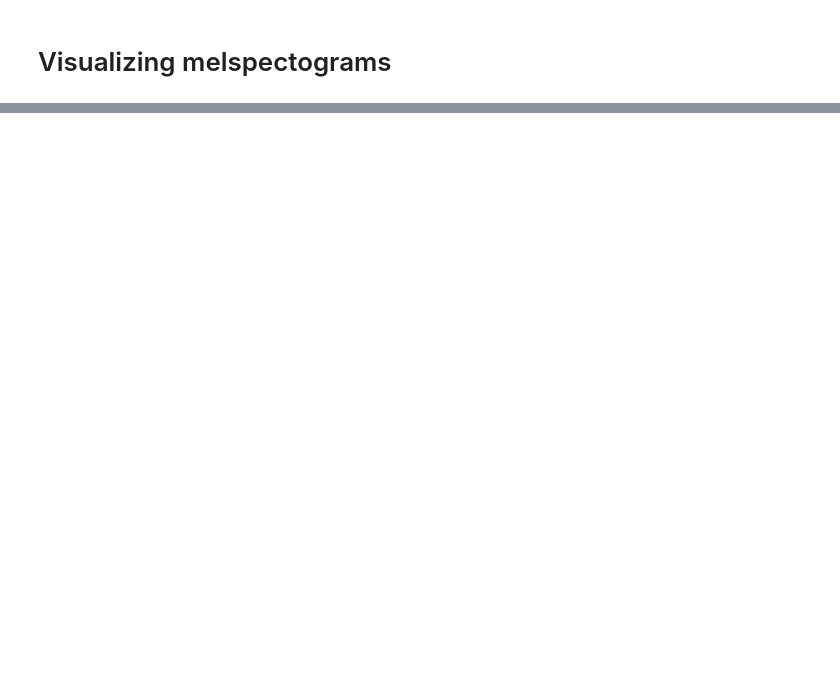
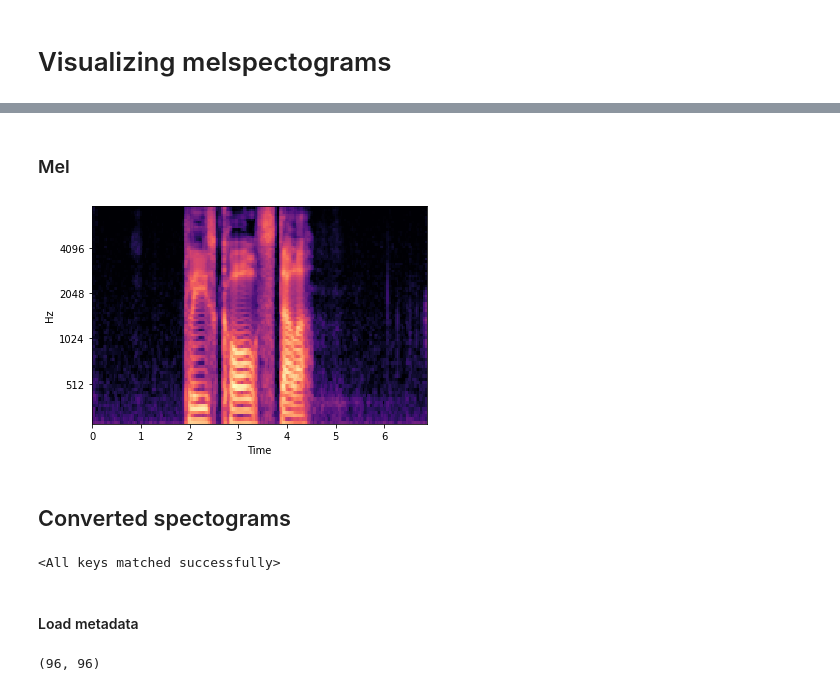
Before and after one commit to sebakeaaen/autovc, a Jupyter notebook: visualize_melspect.ipynb, the cells around one changed output, grey strips where cells are left out. Cells and saved outputs as stored; diff of their text form; code cells hidden in the pictures; blank space fills up the shorter version.

```diff
--- a/visualize_melspect.ipynb
+++ b/visualize_melspect.ipynb
@@ -201,0 +45,56 @@ array([list(['p001', array([ 4.03167009e-02, -3.25018987e-02, -2.65138634e-02, -
+# %% [markdown]
+### Mel
+# %%
+mel_org = np.load('/work3/dgro/VCTK-Corpus-0/spmel/'+sub_org+'/'+sub_org+'_'+sentence_org+'_mic2.npy')
+mel_trg = np.load('/work3/dgro/VCTK-Corpus-0/spmel/'+sub_trg+'/'+sub_trg+'_'+sentence_trg+'_mic2.npy')
+
+# MEL
+display.specshow(
+    mel_org.T * 100 - 100,
+    y_axis="mel",
+    x_axis="time",
+    fmin=90,
+    fmax=7_600,
+    sr=16_000,
+)
+plt.savefig('melorg_'+sub_org+'_'+sentence_org+'.pdf')
+
+display.specshow(
+    mel_trg.T * 100 - 100,
+    y_axis="mel",
+    x_axis="time",
+    fmin=90,
+    fmax=7_600,
+    sr=16_000,
+)
+plt.savefig('meltrg_'+sub_trg+'_'+sentence_trg+'.pdf')
+# %% [output]
+[figure, added]
+# %% [markdown]
+## Converted spectograms
+# %%
+from model_vc_mel import Generator
+from model_vc_stft import GeneratorSTFT
+#from model_vc_wav import GeneratorWav
+
+G_mel = Generator(32, 256, 512, 32)
+G_stft = GeneratorSTFT(32, 256, 512, 32)
+#G_wav1 = GeneratorWav(32, 256, 512, 32, 1)
+#G_wav3 = GeneratorWav(32, 256, 512, 32, 3)
+#G_wav5 = GeneratorWav(32, 256, 512, 32, 5)
+
+checkpoint_mel = torch.load('chkpnt_spmel_reproducedAutoVC_new_22April23_1444_43_resumed_resumed_resumed_resumed.ckpt',map_location=torch.device('cpu'))
+checkpoint_stft = torch.load('chkpnt_stft_stft_scratch_22April21_1408_13_resumed_resumed.ckpt',map_location=torch.device('cpu'))
+#checkpoint_wav1 =
+#checkpoint_wav3 =
+#checkpoint_wav5 =
+
+G_mel.load_state_dict(checkpoint_mel['state_dict'])
+G_stft.load_state_dict(checkpoint_stft['state_dict'])
+#G_wav1.load_state_dict(checkpoint_wav1['state_dict'])
+#G_wav3.load_state_dict(checkpoint_wav3['state_dict'])
+#G_wav5.load_state_dict(checkpoint_wav5['state_dict'])
+# %% [output]
+<All keys matched successfully>
+# %% [markdown]
+#### Load metadata
@@ -201,0 +104,4 @@ array([list(['p001', array([ 4.03167009e-02, -3.25018987e-02, -2.65138634e-02, -
+# %%
+len(metadata_mel), len(metadata_stft)
+# %% [output]
+(96, 96)
```
Also changed, not shown: parts of 22 cells of this notebook, 5 other files.
